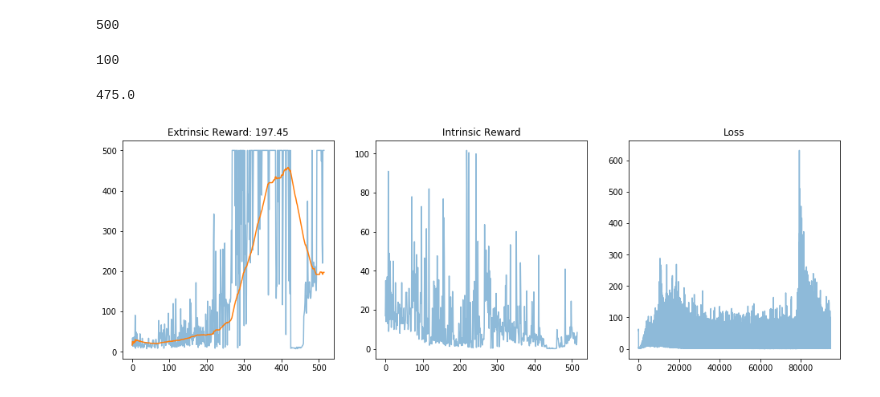
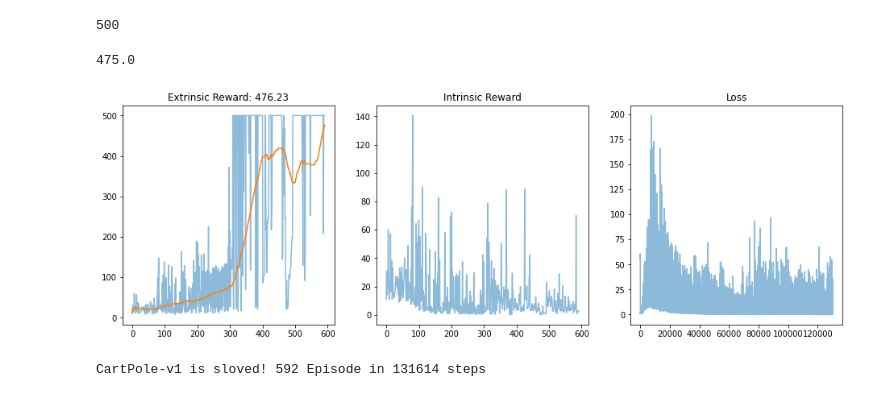
Before and after one commit to kekmodel/rl_pytorch, a Jupyter notebook: src/rand_net_distill/dueling_ddqn_with_rnd.ipynb, the cells around one changed output. Drawn from its saved outputs; the diff is of its cells as text; code cells hidden in the pictures.

```diff
--- a/src/rand_net_distill/dueling_ddqn_with_rnd.ipynb
+++ b/src/rand_net_distill/dueling_ddqn_with_rnd.ipynb
@@ -20,7 +20,7 @@ EX_COEF = 2.0
 IN_COEF = 1.0
 UP_PROP = 0.25
 GAMMA = 0.99
-EPS = np.finfo(np.float).eps
+EPS = np.finfo(np.float32).eps
 
 # set device
 use_cuda = torch.cuda.is_available()
@@ -165,7 +165,7 @@ def learn(net, tgt_net, pred_net, rand_net, optimizer, rep_memory):
         f_losses.append(f_loss)
 
         loss = m_loss + f_loss
-        losses.append(loss)
+        losses.append(loss.detach().cpu().numpy())
 
         optimizer.zero_grad()
         loss.backward()
@@ -240,12 +240,11 @@ def plot():
 ## Main
 # %%
 # make an environment
-# env = gym.make('CartPole-v0')
-env = gym.make('CartPole-v1')
-# env = gym.make('MountainCar-v0')
-# env = gym.make('LunarLander-v2')
+# env = gymnasium.make('CartPole-v0')
+env = gymnasium.make('CartPole-v1')
+# env = gymnasium.make('MountainCar-v0')
+# env = gymnasium.make('LunarLander-v2')
 
-env.seed(SEED)
 obs_space = env.observation_space.shape[0]
 action_space = env.action_space.n
 
@@ -258,7 +257,7 @@ use_eps_decay = True
 epsilon = 1.0
 eps_min = 0.001
 decay_rate = 0.0001
-n_eval = env.spec.trials
+n_eval = 100
 
 # global values
 init_steps = 0
@@ -292,10 +291,6 @@ True
 env.spec.max_episode_steps
 # %% [output]
 500
-# %%
-env.spec.trials
-# %% [output]
-100
 # %%
 env.spec.reward_threshold
 # %% [output]
@@ -304,11 +299,11 @@ env.spec.reward_threshold
 # rollout
 while True:
     obs = env.reset()
-    done = False
-    while not done:
+    done, truncated = False, False
+    while (not done) and (not truncated):
 #         env.render()
         action = env.action_space.sample()
-        _obs, _, done, _ = env.step(action)
+        _obs, _, done, truncated, _ = env.step(action)
         obs_memory.append(_obs)
         obs = _obs
         init_steps += 1
@@ -322,18 +317,18 @@ while True:
 # %%
 # play!
 for i in range(1, n_episodes + 1):
-    obs = env.reset()
-    done = False
+    obs, _ = env.reset()
+    done, truncated = False, False
     ep_reward = 0
     ep_reward_in = 0.
-    while not done:
+    while (not done) and (not truncated):
 #         env.render()
         if np.random.rand() < epsilon:
             action = env.action_space.sample()
         else:
             action = select_action(obs, target_net)
 
-        _obs, reward, done, _ = env.step(action)
+        _obs, reward, done, truncated, _ = env.step(action)
 
         reward_in = calculate_reward_in(pred_net, rand_net, _obs)
 
@@ -355,35 +350,36 @@ for i in range(1, n_episodes + 1):
         if len(rep_memory) >= learn_start:
             if len(rep_memory) == learn_start:
                 print('\n====================  Start Learning  ====================\n')
                 is_learned = True
             learn(net, target_net, pred_net, rand_net,
                   optimizer, rep_memory)
             learn_steps += 1
 
         if learn_steps == update_frq:
             # target smoothing update
             for t, n in zip(target_net.parameters(), net.parameters()):
                 t.data = UP_COEF * n.data + (1 - UP_COEF) * t.data
             learn_steps = 0
-    if done:
+    if done or truncated:
         rewards.append(ep_reward)
         rewards_in.append(ep_reward_in)
         reward_eval.append(
             np.mean(list(reversed(rewards))[: n_eval]).round(decimals=2))
         plot()
 #         print('{:3} Episode in {:5} steps, reward {:.2f}, reward_in {:.2f}'.format(
 #             i, total_steps, ep_reward, ep_reward_in))
 
         if len(rewards) >= n_eval:
             if reward_eval[-1] >= env.spec.reward_threshold:
                 print('\n{} is sloved! {:3} Episode in {:3} steps'.format(
                     env.spec.id, i, total_steps))
                 torch.save(target_net.state_dict(),
                            f'../test/saved_models/{env.spec.id}_ep{i}_clear_model_dddqn_r.pt')
                 break
 env.close()
 # %% [output]
-[figure, old version]
+[figure, new version]
+CartPole-v1 is sloved! 592 Episode in 131614 steps
 # %%
 [
     ('CartPole-v0', 355, 0.5),
```
Also changed, not shown: parts of 3 cells of this notebook, 1 other file.
